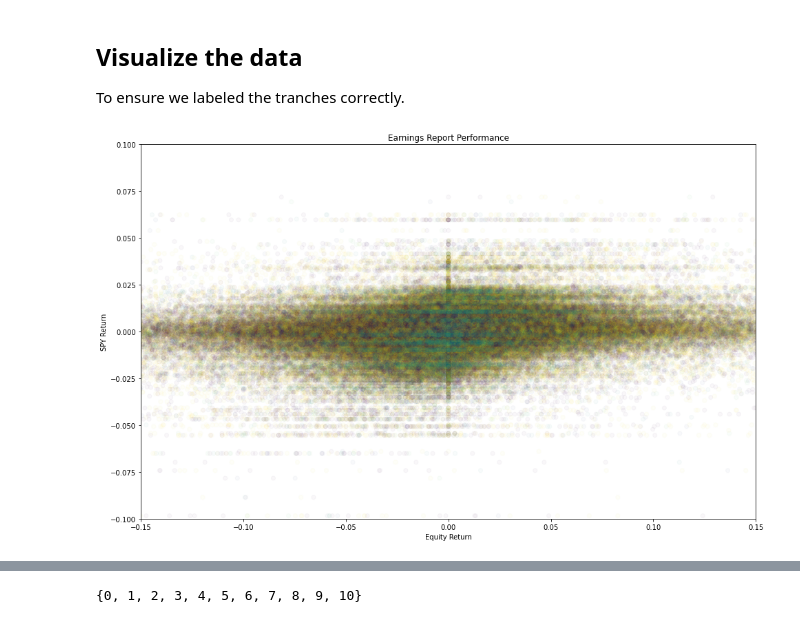
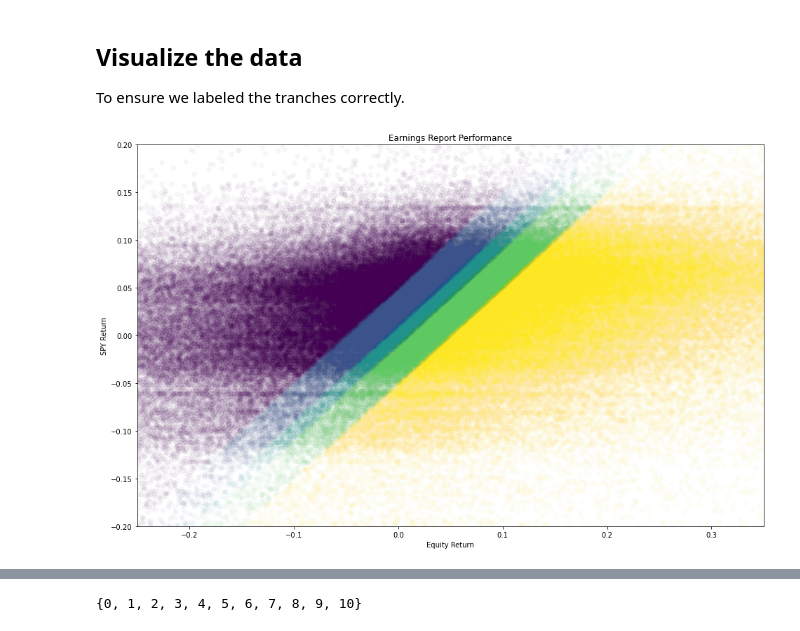
Before and after one commit to philipwlee/finml, a Jupyter notebook: hw1/hw1.ipynb, the cells around one changed output, grey strips where cells are left out. Drawn from its saved outputs; the diff is of its cells as text; code cells hidden in the pictures.

Commit message:
fixed graph

```diff
--- a/hw1/hw1.ipynb
+++ b/hw1/hw1.ipynb
@@ -77,15 +77,15 @@ pd.concat([dataset.iloc[:, :4], dataset.loc[:,hw_cols]], axis=1)
 
 To ensure we labeled the tranches correctly.
 # %%
-plt.scatter(dataset["return"], dataset["spy_ret"], c=dataset["tranche_spy(2)"], alpha=0.03)
+plt.scatter(dataset["next_period_return"], dataset["spy_next_period_return"], c=dataset["tranche_spy(2)"], alpha=0.03)
 plt.title("Earnings Report Performance")
 plt.xlabel("Equity Return")
-plt.xlim([-0.15,0.15])
+plt.xlim([-0.25,0.35])
 plt.ylabel("SPY Return")
-plt.ylim([-0.1,0.1])
+plt.ylim([-0.2,0.2])
 plt.show()
 # %% [output]
-[figure, old version]
+[figure, new version]
 # %%
 n = 1000
 x = np.random.uniform(0, 1, n)
```
Also changed, not shown: parts of 5 cells of this notebook.
